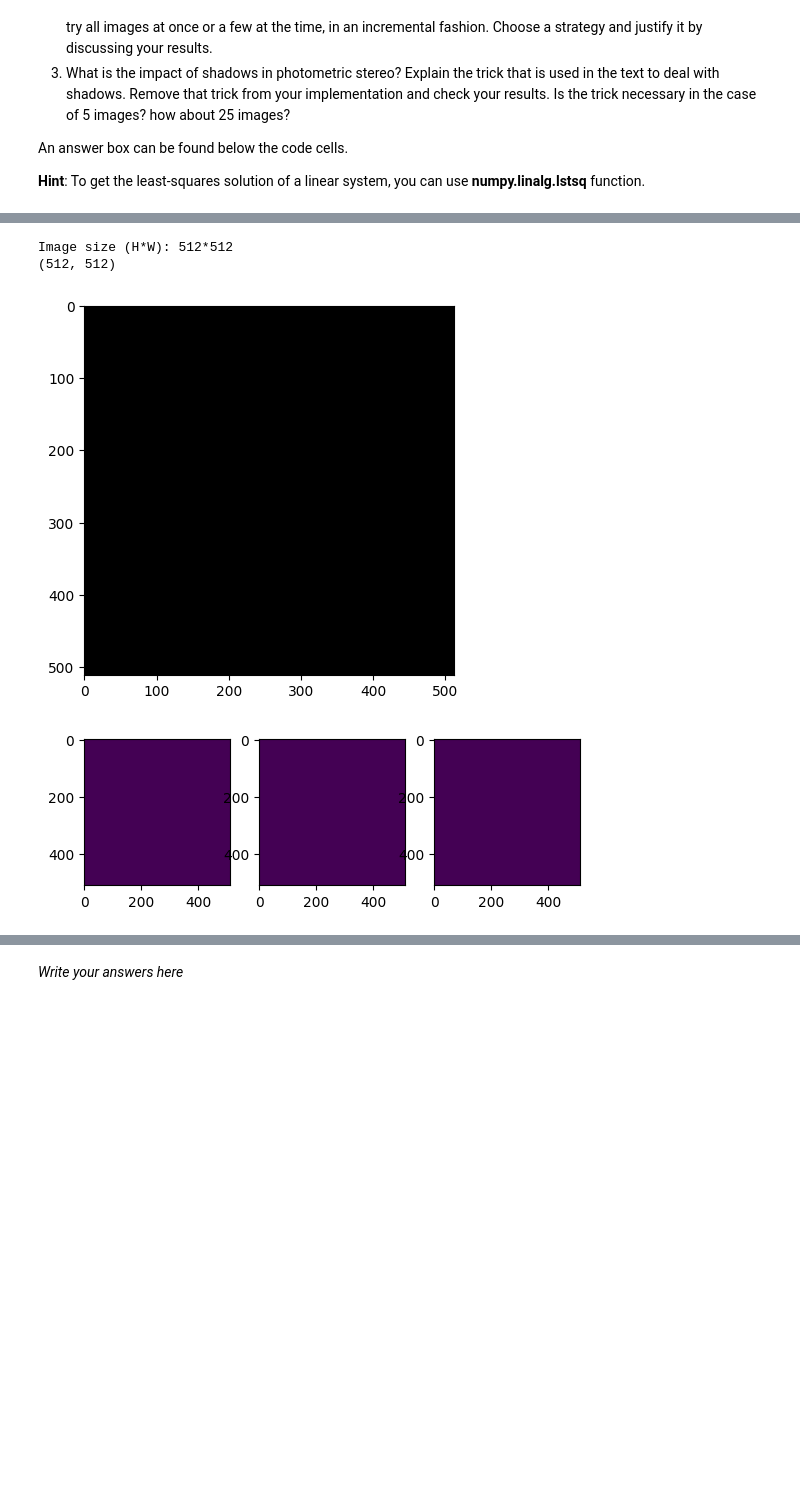
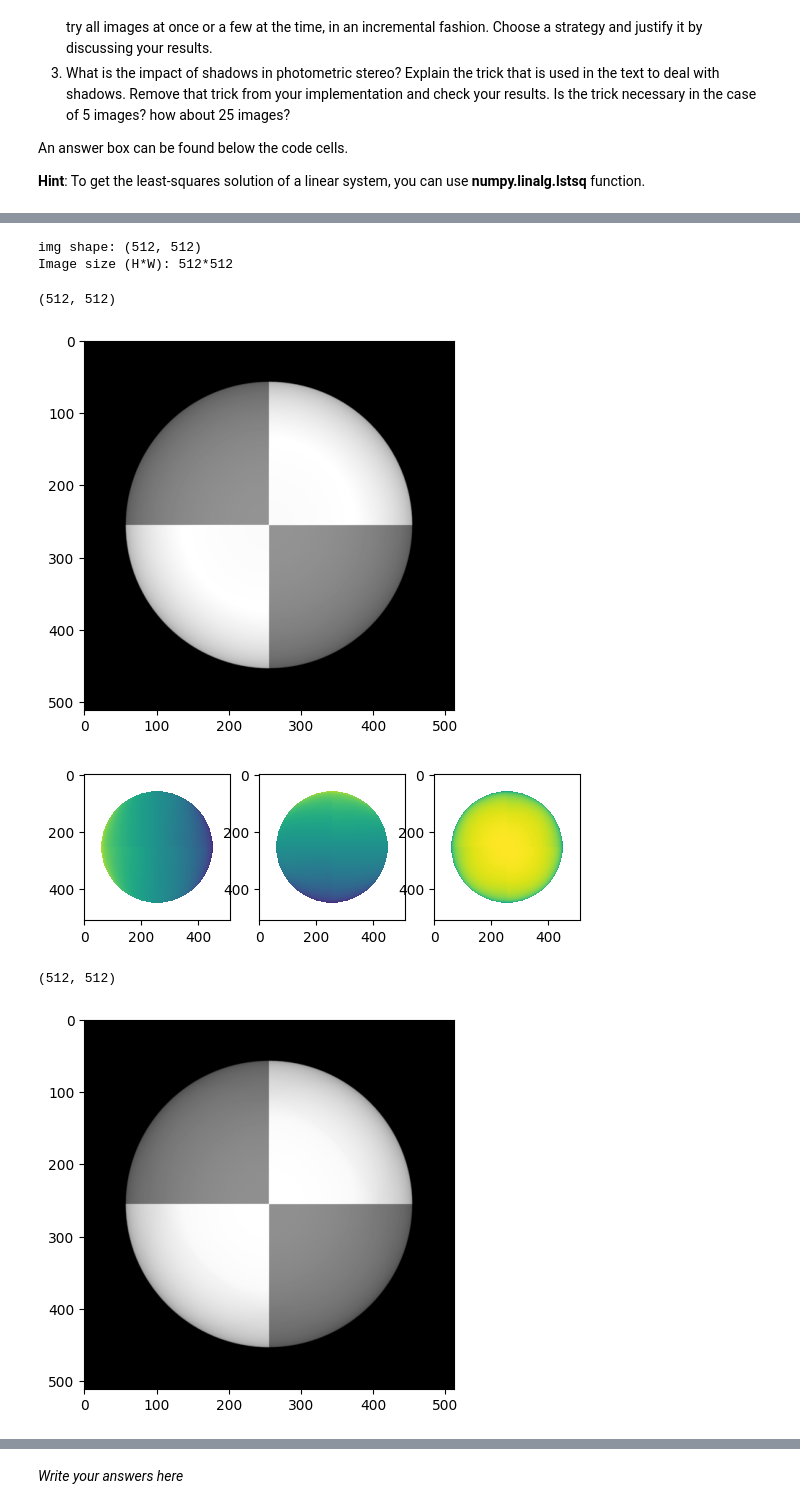
Before and after one commit to danilotpnta/computer_vission1, a Jupyter notebook: Lab1/CV1_Lab1_Students.ipynb, the cells around one changed output, grey strips where cells are left out. Saved outputs shown, nothing was run; the diff lists cells and outputs as text; code cells hidden in the pictures; blank space fills up the shorter version.

```diff
--- a/Lab1/CV1_Lab1_Students.ipynb
+++ b/Lab1/CV1_Lab1_Students.ipynb
@@ -513,14 +547,12 @@ def estimate_alb_nrm(image_stack, scriptV, shadow_trick=True):
     h, w, _ = image_stack.shape
 
     # create arrays for
-    # albedo (1 channel)
-    # normal (3 channels)
-    albedo = np.zeros([h, w])
-    normal = np.zeros([h, w, 3])
+    albedo = np.zeros([h, w])           # albedo (1 channel)
+    normal = np.zeros([h, w, 3])        # normal (3 channels)
 
     # ================
-    # YOUR CODE HERE
-    #
+    # YOUR CODE BELOW
+
     # for each point in the image array
     #     stack image values into a vector i
     #     construct the diagonal matrix scriptI
@@ -529,18 +561,52 @@ def estimate_alb_nrm(image_stack, scriptV, shadow_trick=True):
     #     normal at this point is g / |g|
     # ================
 
+    # for each point in the image array
+    for x in range(h):
+        for y in range(w):
+
+            # stack image values into a vector i
+            i = image_stack[x, y, :]
+
+            # construct the diagonal matrix scriptI
+            scriptI = np.diag(i)
+
+            # solve scriptI * scriptV * g = scriptI * i to obtain g for this point
+            if shadow_trick == True:
+                A = np.matmul(scriptI, scriptV)
+                p = np.matmul(scriptI, i)
+            else:
+                A = scriptV
+                p = i
+
+            g, _, _, _ = np.linalg.lstsq(A, p, rcond = None)
+
+
+            # albedo at this point is |g|
+            albedo[x, y] = np.linalg.norm(g)
+
+            # normal at this point is g / |g|
+            # Error by dividing 0/0 https://www.geeksforgeeks.org/how-to-fix-invalid-value-encountered-in-true_divide/
+            normal[x, y, :] = g / albedo[x, y]
+
+
     return albedo, normal
 # %%
 # load syn images
 image_stack, scriptV = load_syn_images()
 
 # estimate_alb_nrm
-albedo, normal = estimate_alb_nrm(image_stack, scriptV)
+albedo, normal = estimate_alb_nrm(image_stack, scriptV, True)
+albedo_shadTrick_off, normal_shadTrick_off = estimate_alb_nrm(image_stack, scriptV, False)
 
 # Show results
 show_results(albedo, normal)
+show_results(albedo_shadTrick_off, normal_shadTrick_off)
 # %% [output]
+img shape: (512, 512)
 Image size (H*W): 512*512
-(512, 512)
+(512, 512)
-[figure, old version]
+[figure, new version]
-[figure, old version]
+[figure, new version]
+(512, 512)
+[figure, added]
```
Also changed, not shown: parts of 3 cells of this notebook.
